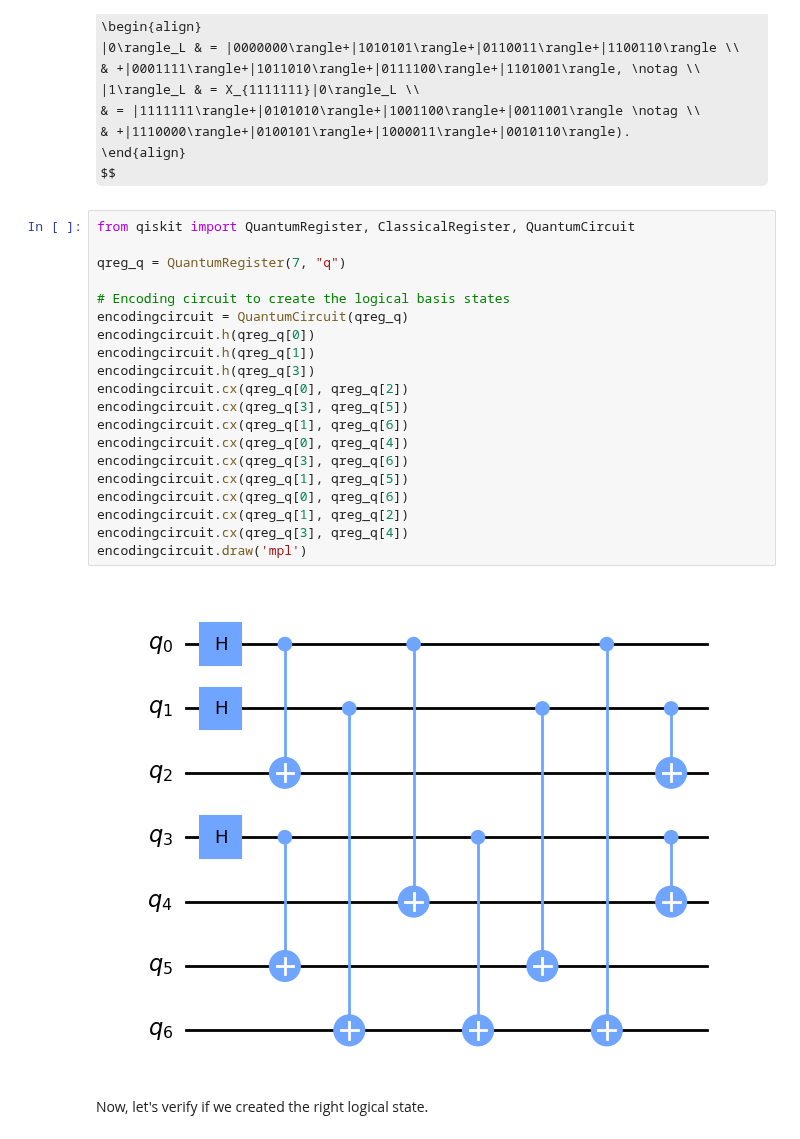
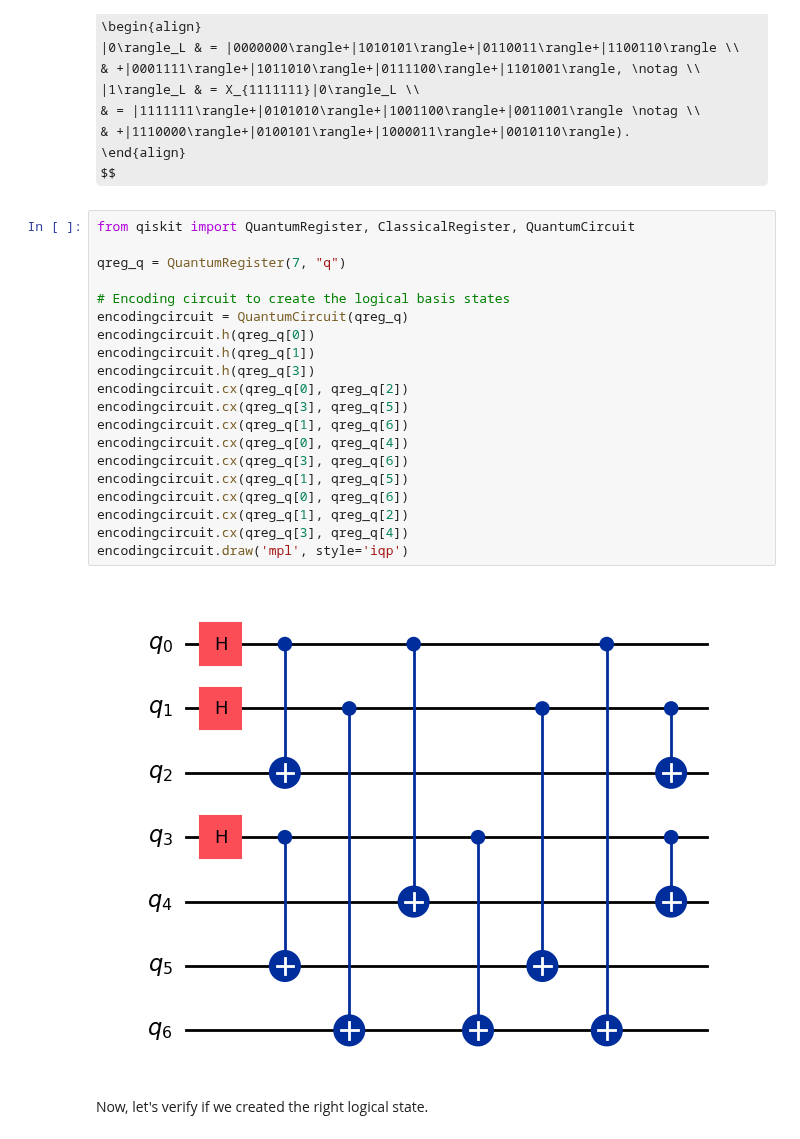
Before and after one commit to GT-Quantum-Computing-Association/LogicalQ, a Jupyter notebook: demos/SteaneCode-Encoding.ipynb, the cells around one changed output. Drawn from its saved outputs; the diff is of its cells as text; some formulas as TeX source.

```diff
--- a/demos/SteaneCode-Encoding.ipynb
+++ b/demos/SteaneCode-Encoding.ipynb
@@ -20,25 +20,25 @@ $$
 # %%
 from qiskit import QuantumRegister, ClassicalRegister, QuantumCircuit
 
 qreg_q = QuantumRegister(7, "q")
 
 # Encoding circuit to create the logical basis states
 encodingcircuit = QuantumCircuit(qreg_q)
 encodingcircuit.h(qreg_q[0])
 encodingcircuit.h(qreg_q[1])
 encodingcircuit.h(qreg_q[3])
 encodingcircuit.cx(qreg_q[0], qreg_q[2])
 encodingcircuit.cx(qreg_q[3], qreg_q[5])
 encodingcircuit.cx(qreg_q[1], qreg_q[6])
 encodingcircuit.cx(qreg_q[0], qreg_q[4])
 encodingcircuit.cx(qreg_q[3], qreg_q[6])
 encodingcircuit.cx(qreg_q[1], qreg_q[5])
 encodingcircuit.cx(qreg_q[0], qreg_q[6])
 encodingcircuit.cx(qreg_q[1], qreg_q[2])
 encodingcircuit.cx(qreg_q[3], qreg_q[4])
-encodingcircuit.draw('mpl')
+encodingcircuit.draw('mpl', style='iqp')
 # %% [output]
-[figure, old version]
+[figure, new version]
 # %% [markdown]
 Now, let's verify if we created the right logical state.
 # %%
```
Also changed, not shown: parts of 12 cells of this notebook, 1 other file.
